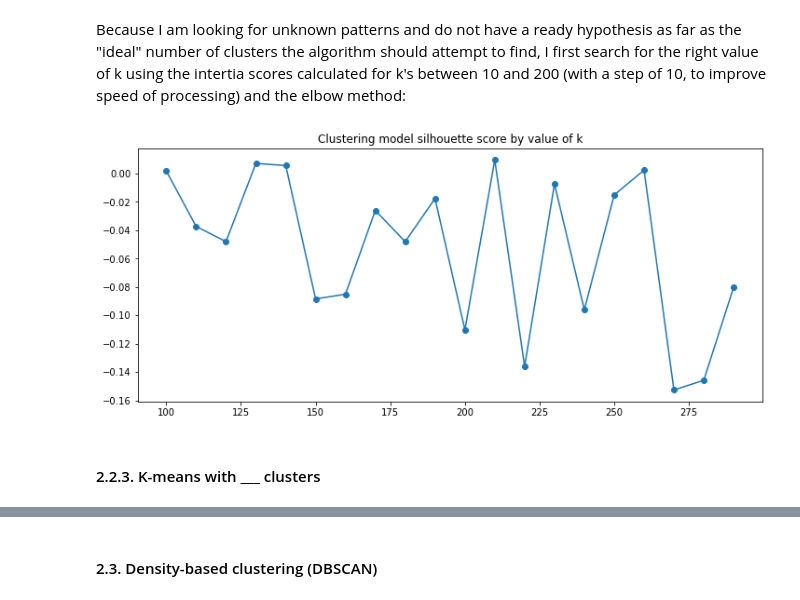
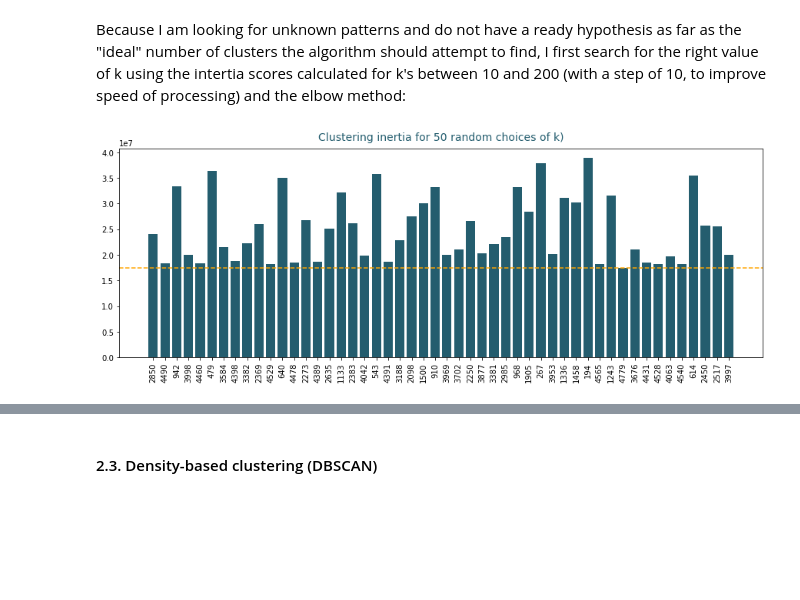
Before and after one commit to Marrrta/movie-mania, a Jupyter notebook: movie-topics.ipynb, the cells around one changed output, grey strips where cells are left out. Saved outputs shown, nothing was run; the diff lists cells and outputs as text; code cells hidden in the pictures; blank space fills up the shorter version.

```diff
--- a/movie-topics.ipynb
+++ b/movie-topics.ipynb
@@ -97,31 +100,20 @@ sample_data.head()
 #### 2.2.1. Determining the right k
 # %% [markdown]
 Because I am looking for unknown patterns and do not have a ready hypothesis as far as the "ideal" number of clusters the algorithm should attempt to find, I first search for the right value of k using the intertia scores calculated for k's between 10 and 200 (with a step of 10, to improve speed of processing) and the elbow method:
+# %%
+random_ks = np.random.choice(range(10,int(sample_data.shape[0]/3)), size = 50, replace = False)
 # %%
 inertia = {} # empty dictionary to store the calculated value of inertia for each tested value of k:
-for k in range(10,200,10):
+for k in random_ks: # assessing KMeans clustering with randomly selected values for k
     kmeans = KMeans(n_clusters= k) # initiating and fitting a K-means model with k clusters
     kmeans.fit(sample_data)
     inertia[k] = kmeans.inertia_ # assigning the key and value to the dictionary
 # %%
 plt.figure(figsize = (15,5))
-plt.plot(range(10,200,10), list(inertia.values()), marker = 'o', color = '#245D6E')
-plt.title('Clustering inertia by value of k', fontdict = {"color": '#245D6E', 'fontsize': 14, 'fontweight' = 5}, pad = 10);
+plt.bar(range(50), list(inertia.values()), color = '#245D6E')
+plt.xticks(range(50), list(inertia.keys()), rotation = 90)
+plt.title('Clustering inertia for 50 random choices of k)', fontdict = {"color": '#245D6E', 'fontsize': 14, 'fontweight': 5}, pad = 10)
+plt.axhline(np.min(list(inertia.values())), ls = '--', color = 'orange')
+plt.savefig('./post-dsi/NLP_movie-topics/random_ks.png', pad_inches = 0.2)
+# %% [output]
+[figure, added]
-# %%
-silhouettes = {}
-kvals = range(100,300, 10)
-
-for k in kvals:
-    kmh = KMeans(n_clusters= k)
-    kmh.fit(sample_data)
-
-    silhouettes[k] = silhouette_score(sample_data.iloc[:,:-1], kmh.predict(sample_data))
-
-
-plt.figure(figsize = (12,5))
-plt.plot(range(100,300,10), list(silhouettes.values()), marker = 'o')
-plt.title('Clustering model silhouette score by value of k');
-# %% [output]
-[figure, removed]
-# %% [markdown]
-#### 2.2.3. K-means with ___ clusters
```
Also changed, not shown: parts of 83 cells of this notebook, 1 other file.
